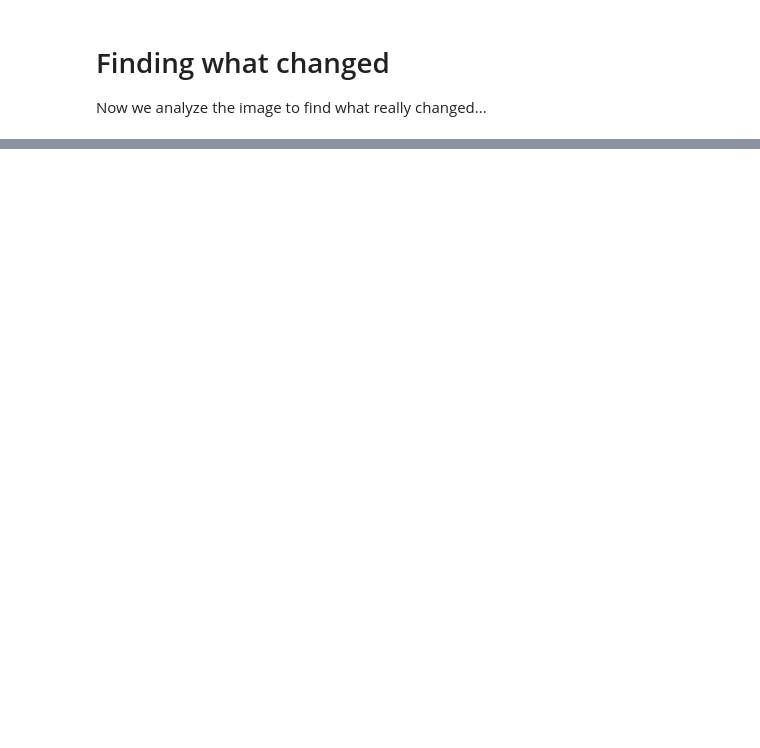
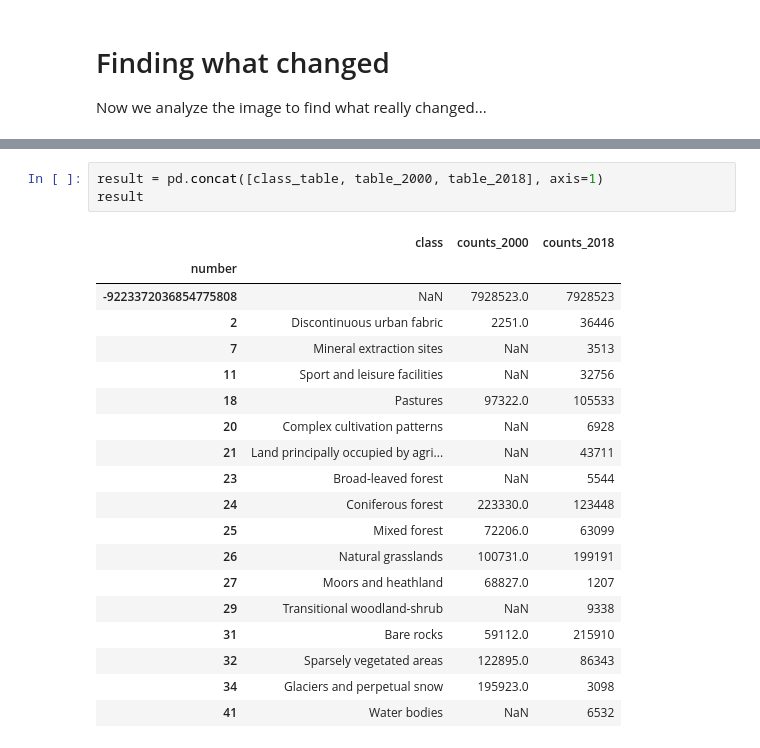
Before and after one commit to openEOPlatform/LPS_presentations, a Jupyter notebook: demos/EODC_ARD_processing/openEO demo 03 - Corine Land Cover Alps.ipynb, the cells around one changed output, grey strips where cells are left out. Drawn from its saved outputs; the diff is of its cells as text; blank space fills up the shorter version.

```diff
--- a/demos/EODC_ARD_processing/openEO demo 03 - Corine Land Cover Alps.ipynb
+++ b/demos/EODC_ARD_processing/openEO demo 03 - Corine Land Cover Alps.ipynb
@@ -249,0 +210,23 @@ Also please include a shapefile to display Austria or the respective austrian di
+# %%
+result = pd.concat([class_table, table_2000, table_2018], axis=1)
+result
+# %% [output]
+|  | class | counts_2000 | counts_2018 |
+| number |  |  |  |
+| -9223372036854775808 | NaN | 7928523.0 | 7928523 |
+| 2 | Discontinuous urban fabric | 2251.0 | 36446 |
+| 7 | Mineral extraction sites | NaN | 3513 |
+| 11 | Sport and leisure facilities | NaN | 32756 |
+| 18 | Pastures | 97322.0 | 105533 |
+| 20 | Complex cultivation patterns | NaN | 6928 |
+| 21 | Land principally occupied by agri... | NaN | 43711 |
+| 23 | Broad-leaved forest | NaN | 5544 |
+| 24 | Coniferous forest | 223330.0 | 123448 |
+| 25 | Mixed forest | 72206.0 | 63099 |
+| 26 | Natural grasslands | 100731.0 | 199191 |
+| 27 | Moors and heathland | 68827.0 | 1207 |
+| 29 | Transitional woodland-shrub | NaN | 9338 |
+| 31 | Bare rocks | 59112.0 | 215910 |
+| 32 | Sparsely vegetated areas | 122895.0 | 86343 |
+| 34 | Glaciers and perpetual snow | 195923.0 | 3098 |
+| 41 | Water bodies | NaN | 6532 |
```
Also changed, not shown: parts of 24 cells of this notebook.
